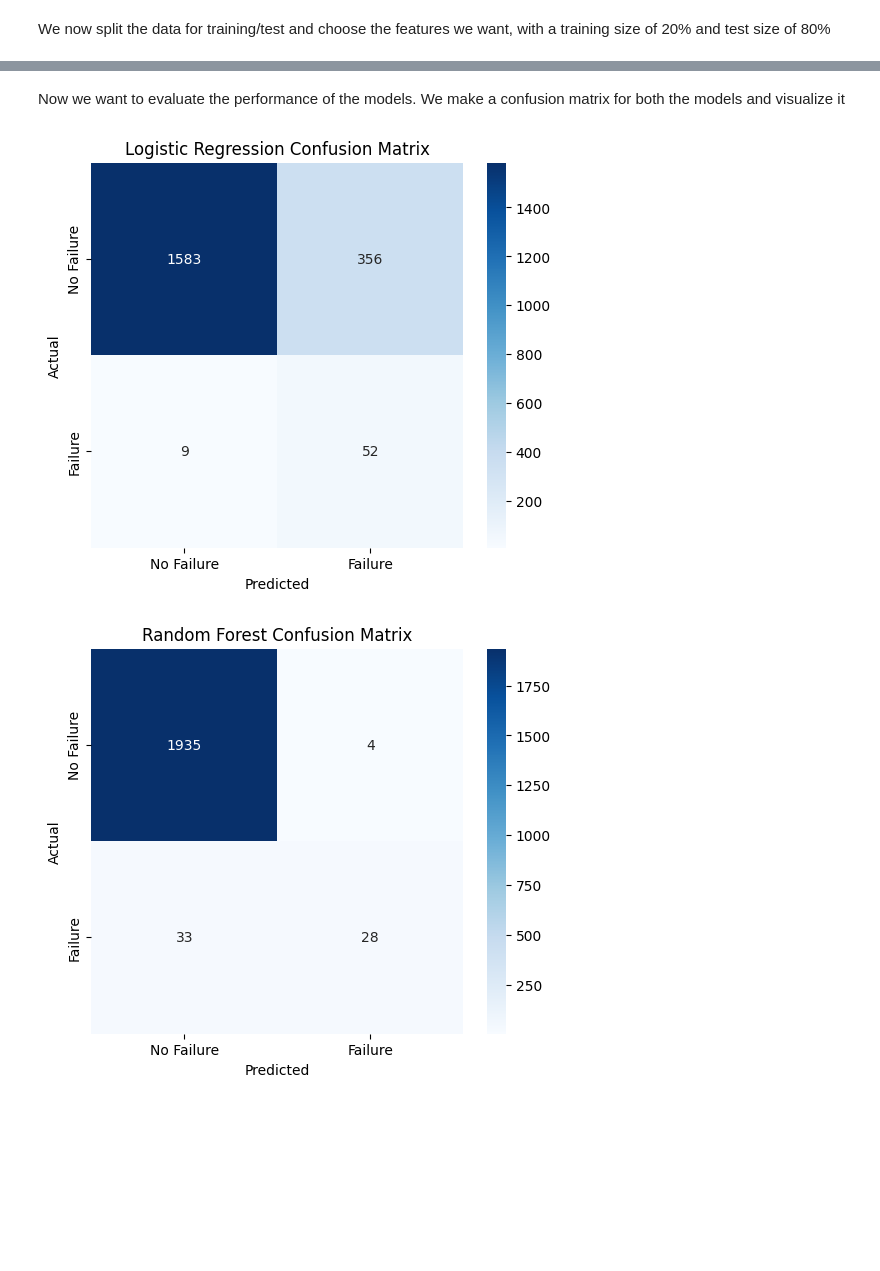
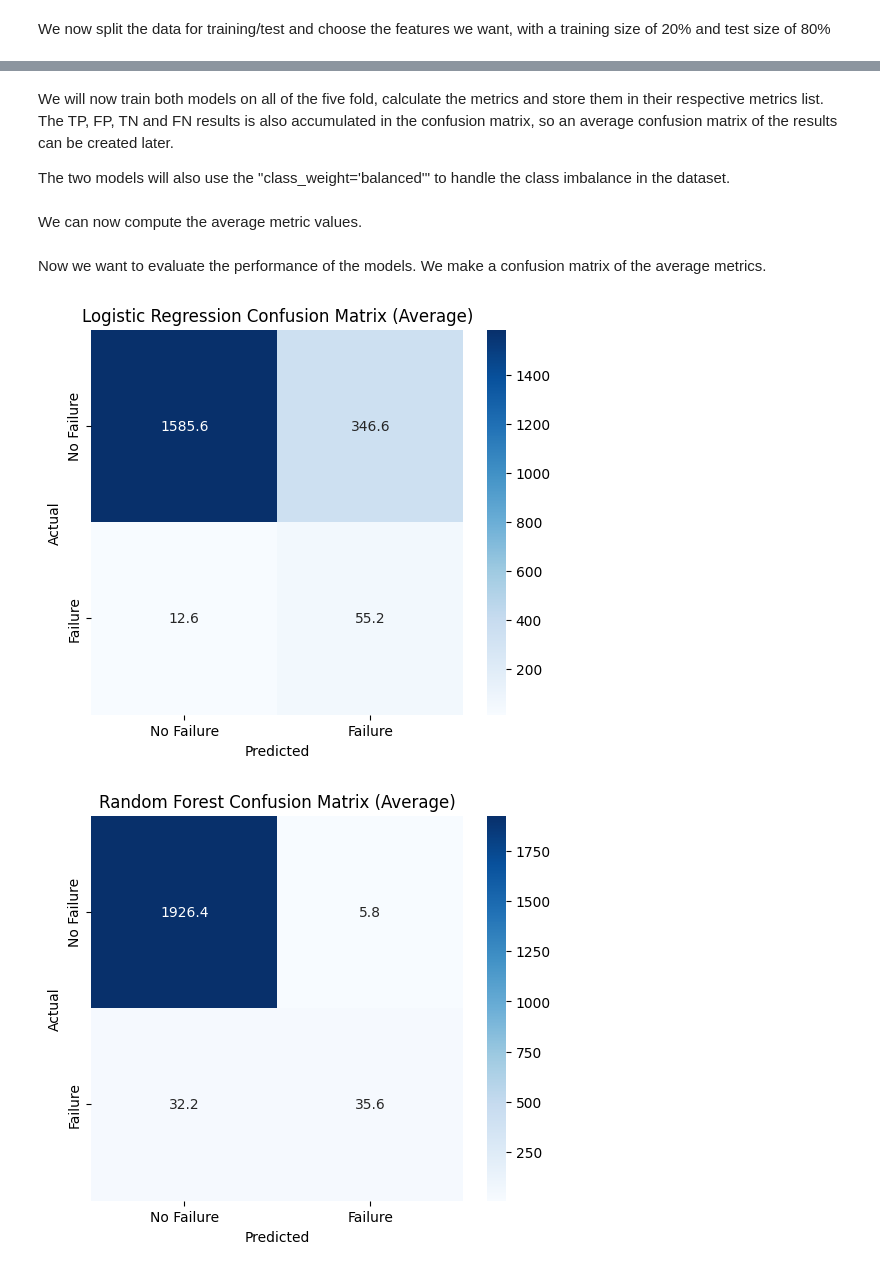
Before and after one commit to Jonx0880/MachineLearningMiniProject, a Jupyter notebook: PredictiveMaintenance.ipynb, the cells around one changed output, grey strips where cells are left out. Cells and saved outputs as stored; diff of their text form; code cells hidden in the pictures; blank space fills up the shorter version.

```diff
--- a/PredictiveMaintenance.ipynb
+++ b/PredictiveMaintenance.ipynb
@@ -71,8 +70,3 @@ plt.show()
 [figure]
 # %% [markdown]
 We now split the data for training/test and choose the features we want, with a training size of 20% and test size of 80%
-# %%
-X = data[['Air temperature [K]', 'Process temperature [K]', 'Rotational speed [rpm]',
-          'Torque [Nm]', 'Tool wear [min]']]  # Features
-y = data['Machine failure']  # Target
-X_train, X_test, y_train, y_test = train_test_split(X, y, test_size=0.2, random_state=42)
@@ -94,0 +73,3 @@ y_predRFC = modelRFC.predict(X_test)
+# %%
+X = data[features]  # Features
+y = data['Machine failure']  # Target
@@ -94,0 +78,13 @@ y_predRFC = modelRFC.predict(X_test)
+# %%
+# Initialize StratifiedKFold
+skf = StratifiedKFold(n_splits=5, shuffle=True, random_state=42)
+
+# Accumulators for metrics and confusion matrices
+accumulated_metrics_LR = []
+accumulated_metrics_RF = []
+conf_matrix_LR = None
+conf_matrix_RF = None
+# %% [markdown]
+We will now train both models on all of the five fold, calculate the metrics and store them in their respective metrics list. The TP, FP, TN and FN results is also accumulated in the confusion matrix, so an average confusion matrix of the results can be created later.
+
+The two models will also use the "class_weight='balanced'" to handle the class imbalance in the dataset.
@@ -94,0 +129,2 @@ y_predRFC = modelRFC.predict(X_test)
+# %% [markdown]
+We can now compute the average metric values.
@@ -95,25 +146,23 @@ y_predRFC = modelRFC.predict(X_test)
 # %% [markdown]
-Now we want to evaluate the performance of the models. We make a confusion matrix for both the models and visualize it
+Now we want to evaluate the performance of the models. We make a confusion matrix of the average metrics.
 # %%
-# Confusion Matrix for Logistic Regression
-conf_matrixLR = confusion_matrix(y_test, y_predLR)
 
+# **Changes: Average Confusion Matrices**
+# Plot average confusion matrix for Logistic Regression
 plt.figure(figsize=(6, 5))
-sns.heatmap(conf_matrixLR, annot=True, fmt='d', cmap='Blues', xticklabels=["No Failure", "Failure"], yticklabels=["No Failure", "Failure"])
+sns.heatmap(conf_matrix_LR / 5, annot=True, fmt=".1f", cmap="Blues", xticklabels=["No Failure", "Failure"], yticklabels=["No Failure", "Failure"])
 plt.xlabel("Predicted")
 plt.ylabel("Actual")
-plt.title("Logistic Regression Confusion Matrix")
+plt.title("Logistic Regression Confusion Matrix (Average)")
 plt.show()
 
-# Confusion Matrix for Random Forest Classifier
-conf_matrixRFC = confusion_matrix(y_test, y_predRFC)
-
+# Plot average confusion matrix for Random Forest
 plt.figure(figsize=(6, 5))
-sns.heatmap(conf_matrixRFC, annot=True, fmt='d', cmap='Blues', xticklabels=["No Failure", "Failure"], yticklabels=["No Failure", "Failure"])
+sns.heatmap(conf_matrix_RF / 5, annot=True, fmt=".1f", cmap="Blues", xticklabels=["No Failure", "Failure"], yticklabels=["No Failure", "Failure"])
 plt.xlabel("Predicted")
 plt.ylabel("Actual")
-plt.title("Random Forest Confusion Matrix")
+plt.title("Random Forest Confusion Matrix (Average)")
 plt.show()
 # %% [output]
-[figure, old version]
+[figure, new version]
-[figure, old version]
+[figure, new version]
```
Also changed, not shown: parts of 14 cells of this notebook.
